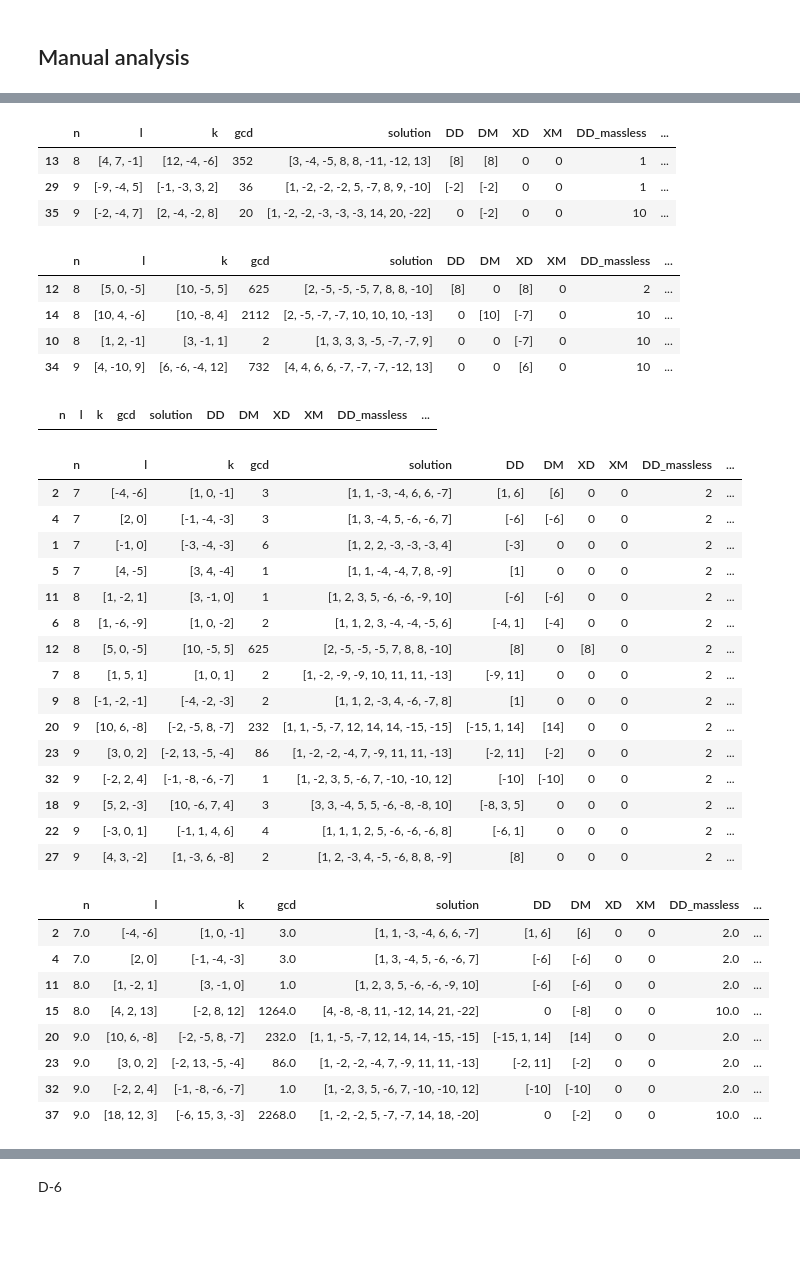
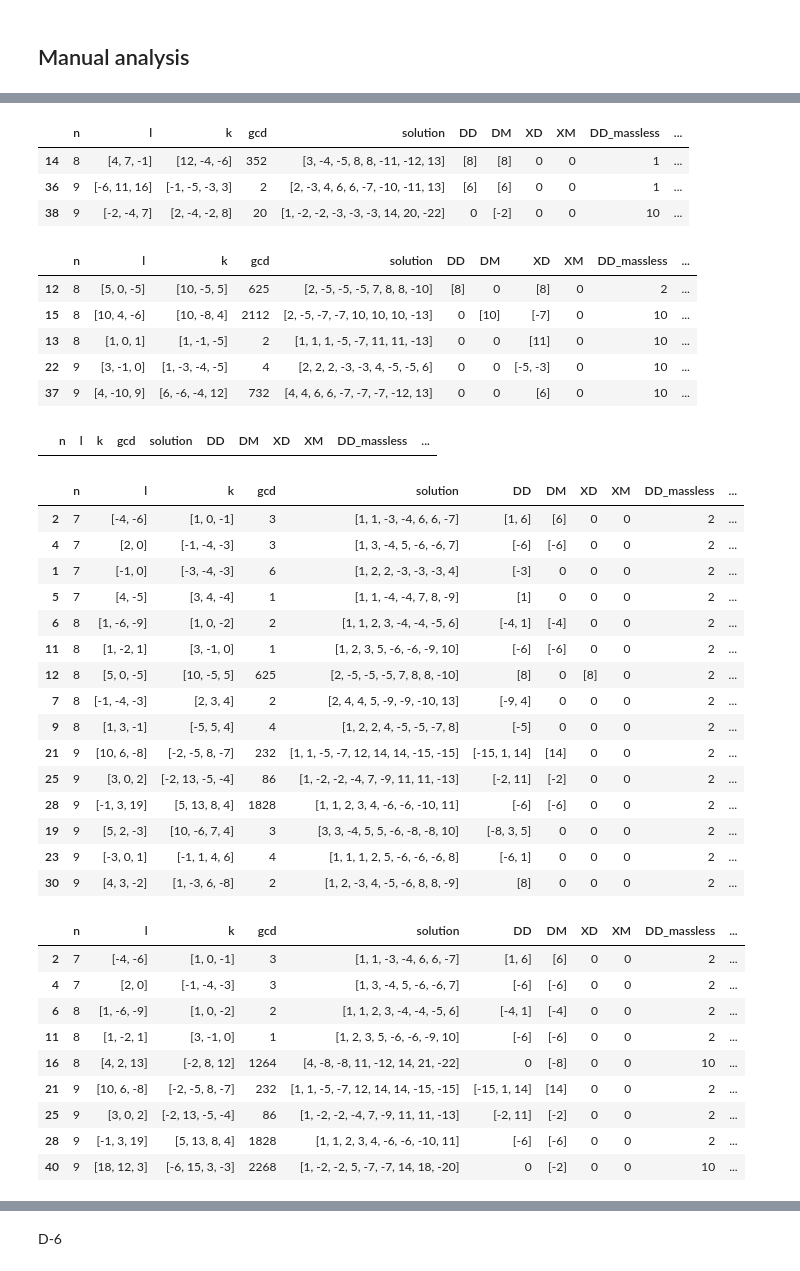
Before and after one commit to LBJ-Wade/anomaly, a Jupyter notebook: Analysis.ipynb, the cells around one changed output, grey strips where cells are left out. Cells and saved outputs as stored; diff of their text form; code cells hidden in the pictures; blank space fills up the shorter version.

```diff
--- a/Analysis.ipynb
+++ b/Analysis.ipynb
@@ -66,8 +66,11 @@ def get_massless_fermions(l,ν,m=0,Dim=5):
         l=extract(l,m)
     #Dirac masses
     det0=0
-    for ss in [s,-s]:
-        pr=[ p for  p in get_permutations( l,n=2  ) if np.append( p,ss).sum()==0 ]
+    #for ss in [s,-s]:
+    if True:
+        #print( get_permutations( l,n=2  ),s)
+        pr=[ p for  p in get_permutations( l,n=2  ) if np.append( p,s).sum()==0 or np.append( p,-s).sum()==0 ]
+        #print(pr,s)
         for i in range(len(pr)):
             if pr and sum( [ lold.count(x) for x in pr[i] ] )%2!=0:
                 det0=det0+1
@@ -397,26 +407,27 @@ fl[fl['DD_massless']==i].sort_values(['n','DM_massless','XD_massless','XM_massle
 fl[fl['DM_massless']==i].sort_values(['n','DD_massless','XD_massless','XM_massless'])
 # %% [output]
 |  | n | l | k | gcd | solution | DD | DM | XD | XM | DD_massless | ... |
-| 13 | 8 | [4, 7, -1] | [12, -4, -6] | 352 | [3, -4, -5, 8, 8, -11, -12, 13] | [8] | [8] | 0 | 0 | 1 | ... |
-| 29 | 9 | [-9, -4, 5] | [-1, -3, 3, 2] | 36 | [1, -2, -2, -2, 5, -7, 8, 9, -10] | [-2] | [-2] | 0 | 0 | 1 | ... |
-| 35 | 9 | [-2, -4, 7] | [2, -4, -2, 8] | 20 | [1, -2, -2, -3, -3, -3, 14, 20, -22] | 0 | [-2] | 0 | 0 | 10 | ... |
+| 14 | 8 | [4, 7, -1] | [12, -4, -6] | 352 | [3, -4, -5, 8, 8, -11, -12, 13] | [8] | [8] | 0 | 0 | 1 | ... |
+| 36 | 9 | [-6, 11, 16] | [-1, -5, -3, 3] | 2 | [2, -3, 4, 6, 6, -7, -10, -11, 13] | [6] | [6] | 0 | 0 | 1 | ... |
+| 38 | 9 | [-2, -4, 7] | [2, -4, -2, 8] | 20 | [1, -2, -2, -3, -3, -3, 14, 20, -22] | 0 | [-2] | 0 | 0 | 10 | ... |
 # %%
-fl.loc[14,'Q']=0
-fl.loc[10,'Q']=0
+fl.loc[14,'Q']=0 #[2, -5, -7, -7, 10, 10, 10, -13]
+#fl.loc[10,'Q']=0 #
 fl[fl['XD_massless']==i].sort_values(['n','DD_massless','DM_massless','XM_massless'])
 # %% [output]
 |  | n | l | k | gcd | solution | DD | DM | XD | XM | DD_massless | ... |
 | 12 | 8 | [5, 0, -5] | [10, -5, 5] | 625 | [2, -5, -5, -5, 7, 8, 8, -10] | [8] | 0 | [8] | 0 | 2 | ... |
-| 14 | 8 | [10, 4, -6] | [10, -8, 4] | 2112 | [2, -5, -7, -7, 10, 10, 10, -13] | 0 | [10] | [-7] | 0 | 10 | ... |
-| 10 | 8 | [1, 2, -1] | [3, -1, 1] | 2 | [1, 3, 3, 3, -5, -7, -7, 9] | 0 | 0 | [-7] | 0 | 10 | ... |
-| 34 | 9 | [4, -10, 9] | [6, -6, -4, 12] | 732 | [4, 4, 6, 6, -7, -7, -7, -12, 13] | 0 | 0 | [6] | 0 | 10 | ... |
+| 15 | 8 | [10, 4, -6] | [10, -8, 4] | 2112 | [2, -5, -7, -7, 10, 10, 10, -13] | 0 | [10] | [-7] | 0 | 10 | ... |
+| 13 | 8 | [1, 0, 1] | [1, -1, -5] | 2 | [1, 1, 1, -5, -7, 11, 11, -13] | 0 | 0 | [11] | 0 | 10 | ... |
+| 22 | 9 | [3, -1, 0] | [1, -3, -4, -5] | 4 | [2, 2, 2, -3, -3, 4, -5, -5, 6] | 0 | 0 | [-5, -3] | 0 | 10 | ... |
+| 37 | 9 | [4, -10, 9] | [6, -6, -4, 12] | 732 | [4, 4, 6, 6, -7, -7, -7, -12, 13] | 0 | 0 | [6] | 0 | 10 | ... |
 # %%
 fl[fl['XM_massless']==i].sort_values(['n','DD_massless','DM_massless','XD_massless'])
 # %% [output]
 |  | n | l | k | gcd | solution | DD | DM | XD | XM | DD_massless | ... |
 # %%
 i=2
-fl.loc[7,'Q']=0
+fl.loc[7,'Q']=0 #[1, -2, -9, -9, 10, 11, 11, -13]
 fl[fl['DD_massless']==i].sort_values(['n','DM_massless','XD_massless','XM_massless'])
 # %% [output]
 |  | n | l | k | gcd | solution | DD | DM | XD | XM | DD_massless | ... |
@@ -424,29 +435,29 @@ fl[fl['DD_massless']==i].sort_values(['n','DM_massless','XD_massless','XM_massle
 | 4 | 7 | [2, 0] | [-1, -4, -3] | 3 | [1, 3, -4, 5, -6, -6, 7] | [-6] | [-6] | 0 | 0 | 2 | ... |
 | 1 | 7 | [-1, 0] | [-3, -4, -3] | 6 | [1, 2, 2, -3, -3, -3, 4] | [-3] | 0 | 0 | 0 | 2 | ... |
 | 5 | 7 | [4, -5] | [3, 4, -4] | 1 | [1, 1, -4, -4, 7, 8, -9] | [1] | 0 | 0 | 0 | 2 | ... |
+| 6 | 8 | [1, -6, -9] | [1, 0, -2] | 2 | [1, 1, 2, 3, -4, -4, -5, 6] | [-4, 1] | [-4] | 0 | 0 | 2 | ... |
 | 11 | 8 | [1, -2, 1] | [3, -1, 0] | 1 | [1, 2, 3, 5, -6, -6, -9, 10] | [-6] | [-6] | 0 | 0 | 2 | ... |
-| 6 | 8 | [1, -6, -9] | [1, 0, -2] | 2 | [1, 1, 2, 3, -4, -4, -5, 6] | [-4, 1] | [-4] | 0 | 0 | 2 | ... |
 | 12 | 8 | [5, 0, -5] | [10, -5, 5] | 625 | [2, -5, -5, -5, 7, 8, 8, -10] | [8] | 0 | [8] | 0 | 2 | ... |
-| 7 | 8 | [1, 5, 1] | [1, 0, 1] | 2 | [1, -2, -9, -9, 10, 11, 11, -13] | [-9, 11] | 0 | 0 | 0 | 2 | ... |
-| 9 | 8 | [-1, -2, -1] | [-4, -2, -3] | 2 | [1, 1, 2, -3, 4, -6, -7, 8] | [1] | 0 | 0 | 0 | 2 | ... |
-| 20 | 9 | [10, 6, -8] | [-2, -5, 8, -7] | 232 | [1, 1, -5, -7, 12, 14, 14, -15, -15] | [-15, 1, 14] | [14] | 0 | 0 | 2 | ... |
-| 23 | 9 | [3, 0, 2] | [-2, 13, -5, -4] | 86 | [1, -2, -2, -4, 7, -9, 11, 11, -13] | [-2, 11] | [-2] | 0 | 0 | 2 | ... |
-| 32 | 9 | [-2, 2, 4] | [-1, -8, -6, -7] | 1 | [1, -2, 3, 5, -6, 7, -10, -10, 12] | [-10] | [-10] | 0 | 0 | 2 | ... |
-| 18 | 9 | [5, 2, -3] | [10, -6, 7, 4] | 3 | [3, 3, -4, 5, 5, -6, -8, -8, 10] | [-8, 3, 5] | 0 | 0 | 0 | 2 | ... |
-| 22 | 9 | [-3, 0, 1] | [-1, 1, 4, 6] | 4 | [1, 1, 1, 2, 5, -6, -6, -6, 8] | [-6, 1] | 0 | 0 | 0 | 2 | ... |
-| 27 | 9 | [4, 3, -2] | [1, -3, 6, -8] | 2 | [1, 2, -3, 4, -5, -6, 8, 8, -9] | [8] | 0 | 0 | 0 | 2 | ... |
+| 7 | 8 | [-1, -4, -3] | [2, 3, 4] | 2 | [2, 4, 4, 5, -9, -9, -10, 13] | [-9, 4] | 0 | 0 | 0 | 2 | ... |
+| 9 | 8 | [1, 3, -1] | [-5, 5, 4] | 4 | [1, 2, 2, 4, -5, -5, -7, 8] | [-5] | 0 | 0 | 0 | 2 | ... |
+| 21 | 9 | [10, 6, -8] | [-2, -5, 8, -7] | 232 | [1, 1, -5, -7, 12, 14, 14, -15, -15] | [-15, 1, 14] | [14] | 0 | 0 | 2 | ... |
+| 25 | 9 | [3, 0, 2] | [-2, 13, -5, -4] | 86 | [1, -2, -2, -4, 7, -9, 11, 11, -13] | [-2, 11] | [-2] | 0 | 0 | 2 | ... |
+| 28 | 9 | [-1, 3, 19] | [5, 13, 8, 4] | 1828 | [1, 1, 2, 3, 4, -6, -6, -10, 11] | [-6] | [-6] | 0 | 0 | 2 | ... |
+| 19 | 9 | [5, 2, -3] | [10, -6, 7, 4] | 3 | [3, 3, -4, 5, 5, -6, -8, -8, 10] | [-8, 3, 5] | 0 | 0 | 0 | 2 | ... |
+| 23 | 9 | [-3, 0, 1] | [-1, 1, 4, 6] | 4 | [1, 1, 1, 2, 5, -6, -6, -6, 8] | [-6, 1] | 0 | 0 | 0 | 2 | ... |
+| 30 | 9 | [4, 3, -2] | [1, -3, 6, -8] | 2 | [1, 2, -3, 4, -5, -6, 8, 8, -9] | [8] | 0 | 0 | 0 | 2 | ... |
 # %%
-fl.loc[15,'Q']=0
-fl.loc[39,'Q']=0
+fl.loc[15,'Q']=0 #[4, -8, -8, 11, -12, 14, 21, -22]
 fl[fl['DM_massless']==i].sort_values(['n','DD_massless','XD_massless','XM_massless'])
 # %% [output]
 |  | n | l | k | gcd | solution | DD | DM | XD | XM | DD_massless | ... |
-| 2 | 7.0 | [-4, -6] | [1, 0, -1] | 3.0 | [1, 1, -3, -4, 6, 6, -7] | [1, 6] | [6] | 0 | 0 | 2.0 | ... |
-| 4 | 7.0 | [2, 0] | [-1, -4, -3] | 3.0 | [1, 3, -4, 5, -6, -6, 7] | [-6] | [-6] | 0 | 0 | 2.0 | ... |
-| 11 | 8.0 | [1, -2, 1] | [3, -1, 0] | 1.0 | [1, 2, 3, 5, -6, -6, -9, 10] | [-6] | [-6] | 0 | 0 | 2.0 | ... |
-| 15 | 8.0 | [4, 2, 13] | [-2, 8, 12] | 1264.0 | [4, -8, -8, 11, -12, 14, 21, -22] | 0 | [-8] | 0 | 0 | 10.0 | ... |
-| 20 | 9.0 | [10, 6, -8] | [-2, -5, 8, -7] | 232.0 | [1, 1, -5, -7, 12, 14, 14, -15, -15] | [-15, 1, 14] | [14] | 0 | 0 | 2.0 | ... |
-| 23 | 9.0 | [3, 0, 2] | [-2, 13, -5, -4] | 86.0 | [1, -2, -2, -4, 7, -9, 11, 11, -13] | [-2, 11] | [-2] | 0 | 0 | 2.0 | ... |
-| 32 | 9.0 | [-2, 2, 4] | [-1, -8, -6, -7] | 1.0 | [1, -2, 3, 5, -6, 7, -10, -10, 12] | [-10] | [-10] | 0 | 0 | 2.0 | ... |
-| 37 | 9.0 | [18, 12, 3] | [-6, 15, 3, -3] | 2268.0 | [1, -2, -2, 5, -7, -7, 14, 18, -20] | 0 | [-2] | 0 | 0 | 10.0 | ... |
+| 2 | 7 | [-4, -6] | [1, 0, -1] | 3 | [1, 1, -3, -4, 6, 6, -7] | [1, 6] | [6] | 0 | 0 | 2 | ... |
+| 4 | 7 | [2, 0] | [-1, -4, -3] | 3 | [1, 3, -4, 5, -6, -6, 7] | [-6] | [-6] | 0 | 0 | 2 | ... |
+| 6 | 8 | [1, -6, -9] | [1, 0, -2] | 2 | [1, 1, 2, 3, -4, -4, -5, 6] | [-4, 1] | [-4] | 0 | 0 | 2 | ... |
+| 11 | 8 | [1, -2, 1] | [3, -1, 0] | 1 | [1, 2, 3, 5, -6, -6, -9, 10] | [-6] | [-6] | 0 | 0 | 2 | ... |
+| 16 | 8 | [4, 2, 13] | [-2, 8, 12] | 1264 | [4, -8, -8, 11, -12, 14, 21, -22] | 0 | [-8] | 0 | 0 | 10 | ... |
+| 21 | 9 | [10, 6, -8] | [-2, -5, 8, -7] | 232 | [1, 1, -5, -7, 12, 14, 14, -15, -15] | [-15, 1, 14] | [14] | 0 | 0 | 2 | ... |
+| 25 | 9 | [3, 0, 2] | [-2, 13, -5, -4] | 86 | [1, -2, -2, -4, 7, -9, 11, 11, -13] | [-2, 11] | [-2] | 0 | 0 | 2 | ... |
+| 28 | 9 | [-1, 3, 19] | [5, 13, 8, 4] | 1828 | [1, 1, 2, 3, 4, -6, -6, -10, 11] | [-6] | [-6] | 0 | 0 | 2 | ... |
+| 40 | 9 | [18, 12, 3] | [-6, 15, 3, -3] | 2268 | [1, -2, -2, 5, -7, -7, 14, 18, -20] | 0 | [-2] | 0 | 0 | 10 | ... |
 # %%
```
Also changed, not shown: parts of 27 cells of this notebook, 5 other files.
